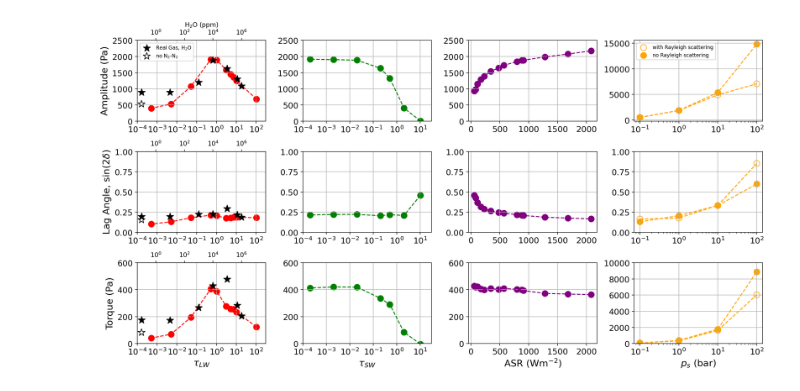
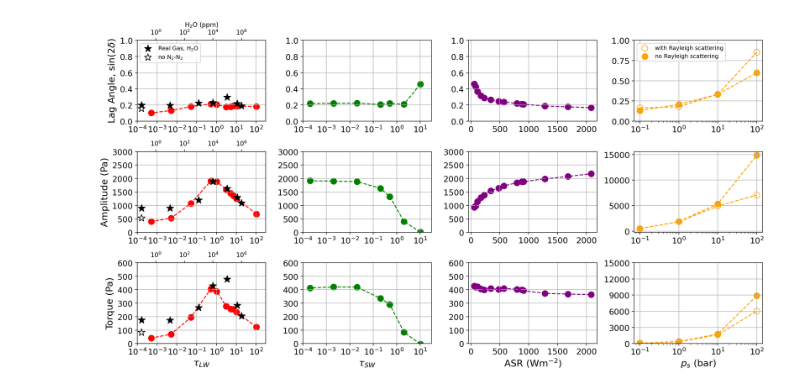
Before and after one commit to andreamsalazar/ExoTides_SW2024, a Jupyter notebook: src/Figure_2.ipynb, the cells around one changed output. Cells and saved outputs as stored; diff of their text form; code cells hidden in the pictures.

```diff
--- a/src/Figure_2.ipynb
+++ b/src/Figure_2.ipynb
@@ -76,7 +76,7 @@ ps_ray_im_q = np.load('./LMDZ_processed/ps/ps_im_q.npy')
 ## redo figure
 fig, ax = plt.subplots(3,4, figsize=(15,8), dpi=200,tight_layout = True)
 
-torque_grid = [[taulw_amp, tausw_amp, ASR_amp, ps_amp],[taulw_lag, tausw_lag, ASR_lag, ps_lag],[taulw_im_q, tausw_im_q, ASR_imq, ps_im_q]]
+torque_grid = [[taulw_lag, tausw_lag, ASR_lag, ps_lag],[taulw_amp, tausw_amp, ASR_amp, ps_amp],[taulw_im_q, tausw_im_q, ASR_imq, ps_im_q]]
 x_list = [taulw_list, tausw_list, ASR_list, ps_list]
 color = ['r', 'g', 'purple', 'orange']
 for i in range(3):
@@ -97,60 +97,64 @@ for i in range(3):
         ax[i,j].yaxis.set_tick_params(labelsize=13)
 
         if j < 3:
-            ax[0,j].set_yticks([0,500,1000,1500,2000, 2500])
-            ax[0,j].set_ylim(0, 2500)
+            ax[1,j].set_yticks([0,500,1000,1500,2000, 2500,3000])
+            ax[2,j].set_yticks([0,100,200,300,400,500,600])
+            ax[0,j].set_yticks([0,0.2,0.4,0.6,0.8,1.0])
+            ax[1,j].set_ylim(0, 3000)
             ax[2,j].set_ylim(0, 600)
-        ax[1,j].set_ylim(0, 1)
-        ax[0,3].set_yticks([0,5000,10000,15000,20000])
-        ax[2,3].set_ylim(0,10000)
-        ax[2,3].set_yticks([0,2000,4000,6000,8000,10000])
+        ax[0,j].set_ylim(0, 1)
+        ax[1,3].set_yticks([0,5000,10000,15000,20000])
+        ax[2,3].set_ylim(0,15000)
+        ax[2,3].set_yticks([0,3000,6000,9000,12000,15000])
 
-ax[0,3].scatter(ps_list, ps_ray_amp, facecolor = 'none',edgecolor = 'orange',s=90, label = 'with Rayleigh scattering')
-ax[0,3].scatter(ps_list, ps_amp,s=90, color='orange',label = 'no Rayleigh scattering')
-ax[0,3].plot(ps_list,ps_ray_amp, '--',color = color[3])
-ax[1,3].scatter(ps_list, ps_ray_lag, facecolor = 'none',edgecolor = 'orange',s=90)
-ax[1,3].plot(ps_list,ps_ray_lag, '--',color = color[3])
+ax[1,3].scatter(ps_list, ps_ray_amp, facecolor = 'none',edgecolor = 'orange',s=90)
+ax[1,3].scatter(ps_list, ps_amp,s=90, color='orange')
+ax[1,3].plot(ps_list,ps_ray_amp, '--',color = color[3])
+
+ax[0,3].scatter(ps_list, ps_ray_lag, facecolor = 'none',edgecolor = 'orange',s=90, label = 'with Rayleigh scattering')
+ax[0,3].scatter(ps_list,ps_lag, facecolor = color[3],s=90,label = 'no Rayleigh scattering')
+ax[0,3].plot(ps_list,ps_ray_lag, '--',color = color[3])
 
 ax[2,3].scatter(ps_list, ps_ray_im_q, facecolor = 'none',edgecolor = 'orange',s=90)
 ax[2,3].plot(ps_list,ps_ray_im_q, '--',color = color[3])
 
-ax[0,0].set_ylabel('Amplitude (Pa)', fontsize=15)
-ax[1,0].set_ylabel('Lag Angle, sin(2$\delta$)', fontsize=15)
+ax[1,0].set_ylabel('Amplitude (Pa)', fontsize=15)
+ax[0,0].set_ylabel('Lag Angle, sin(2$\delta$)', fontsize=15)
 ax[2,0].set_ylabel('Torque (Pa)', fontsize=15)
 
 
 ax[2,0].set_xlabel('$\\tau_{LW}$',fontsize=15)
 ax[2,1].set_xlabel('$\\tau_{SW}$',fontsize=15)
 ax[2,2].set_xlabel('ASR (Wm$^{-2}$)',fontsize=15)
 ax[2,3].set_xlabel('$p_s$ (bar)',fontsize=15)
 
-ax2 = ax[0,0].twiny()
-ax2.scatter(h2o_real_list, h2o_real_amp, color = 'black', marker='*', s = 140, label = 'Real Gas, H$_2$O')
-ax2.scatter(h2o_real_noN2abs[0], h2o_real_noN2abs[1], edgecolor = 'black', facecolor='none',marker='*', s = 140, label = 'no N$_2$-N$_2$ ')
+ax2 = ax[1,0].twiny()
+ax2.scatter(h2o_real_list, h2o_real_amp, color = 'black', marker='*', s = 140)
+ax2.scatter(h2o_real_noN2abs[0], h2o_real_noN2abs[1], edgecolor = 'black', facecolor='none',marker='*', s = 140)
 ax2.set_xscale('log')
-ax2.set_xlabel('H$_2$O (ppm)')
 ax2.set_xlim(0.5e-1,5e7)
 #ax2.set_xticks([1e-1,1e1,1e3,1e5,1e7])
-ax2.legend(loc = 'upper left', fontsize=8)
 
-ax3 = ax[1,0].twiny()
-ax3.scatter(h2o_real_list, h2o_real_lag, color = 'black', marker='*', s = 140)
-ax3.scatter(h2o_real_noN2abs[0], h2o_real_noN2abs[2], edgecolor = 'black', facecolor='none',marker='*', s = 140)
+
+ax3 = ax[0,0].twiny()
+ax3.scatter(h2o_real_list, h2o_real_lag, color = 'black', marker='*', s = 140, label = 'Real Gas, H$_2$O')
+ax3.scatter(h2o_real_noN2abs[0], h2o_real_noN2abs[2], edgecolor = 'black', facecolor='none',marker='*', s = 140, label = 'no N$_2$-N$_2$ ')
 
 ax3.set_xscale('log')
-#ax3.set_xlabel('H$_2$O (ppm)')
+ax3.set_xlabel('H$_2$O (ppm)')
 ax3.set_xlim(0.5e-1,5e7)
+ax3.legend(loc = 'upper left', fontsize=9)
 
 ax4 = ax[2,0].twiny()
 ax4.scatter(h2o_real_list, h2o_real_im_q, color = 'black', marker='*', s = 140)
 ax4.scatter(h2o_real_noN2abs[0], h2o_real_noN2abs[3], edgecolor = 'black', facecolor='none',marker='*', s = 140)
 ax4.set_xscale('log')
 #ax4.set_xlabel('H$_2$O (ppm)')
 ax4.set_xlim(0.5e-1,5e7)
 
 
-ax[0,3].legend(fontsize=8)
+ax[0,3].legend(fontsize=9)
 
 plt.savefig('./Paper Plots/SW_2024_Figure2.pdf', bbox_inches = 'tight')
 # %% [output]
-[figure, old version]
+[figure, new version]
```
Also changed, not shown: 2 other files.
